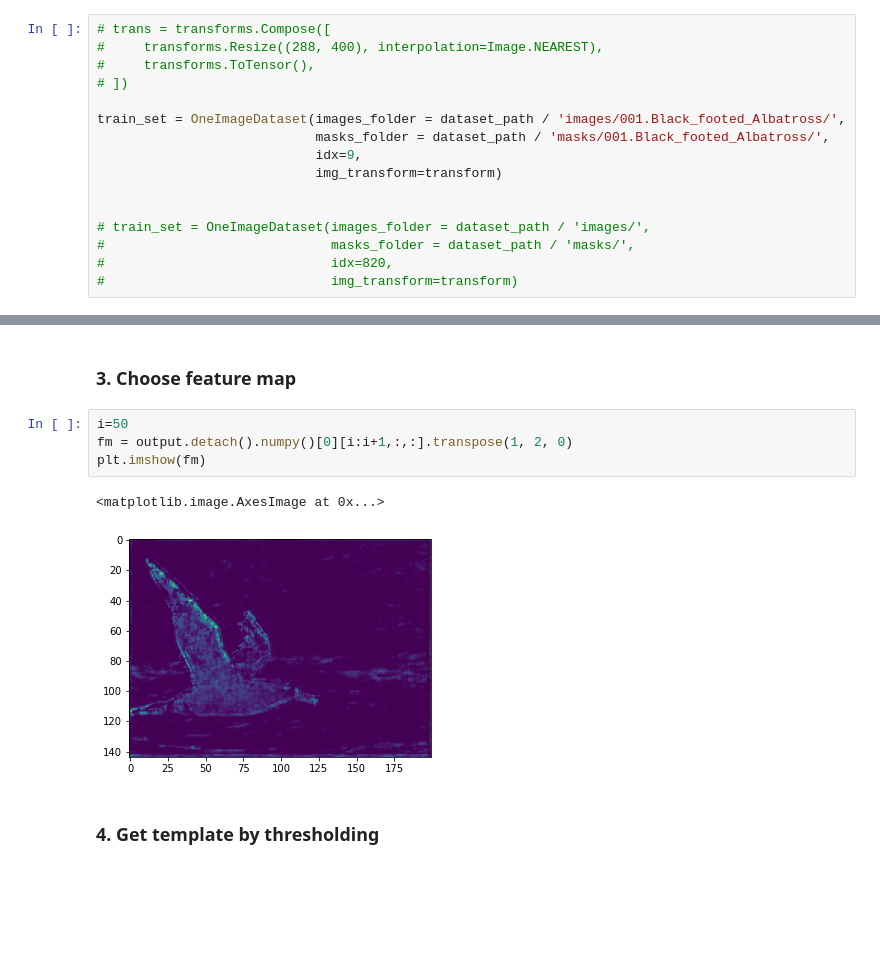
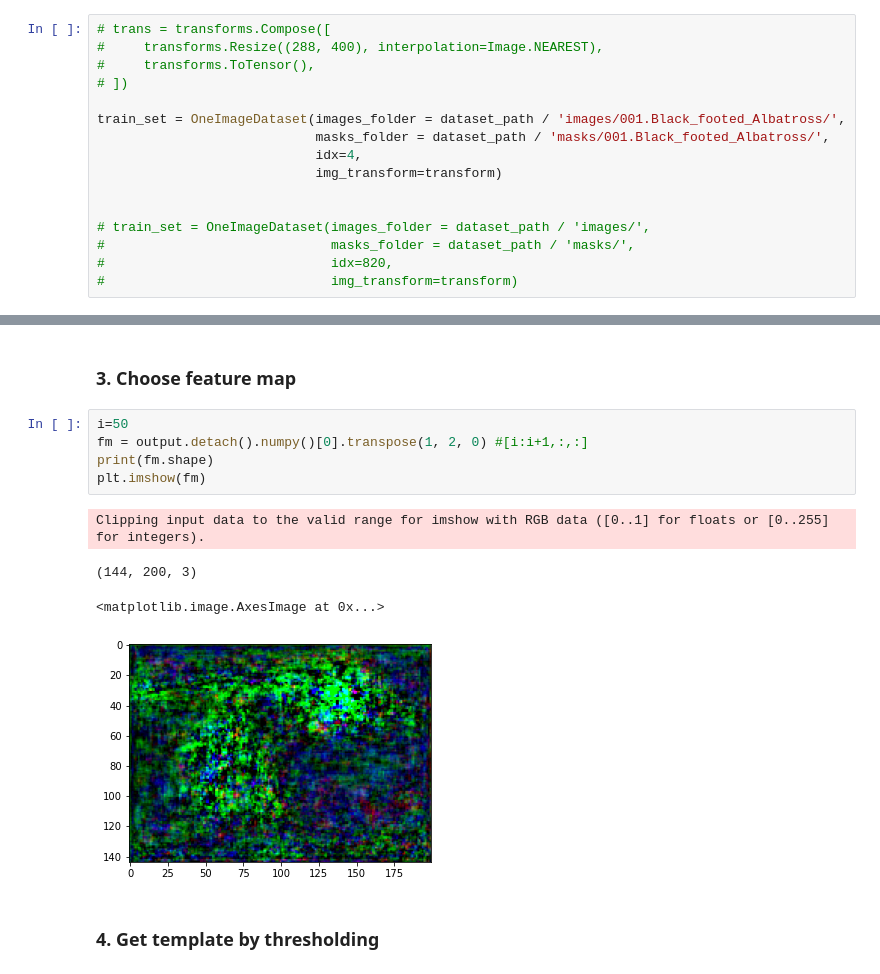
Before and after one commit to kaaeaate/optimal-kernels, a Jupyter notebook: Attention_TemplateMatching_FT/How to use attention to get template and kernel?.ipynb, the cells around one changed output, grey strips where cells are left out. Saved outputs shown, nothing was run; the diff lists cells and outputs as text; blank space fills up the shorter version.

```diff
--- a/Attention_TemplateMatching_FT/How to use attention to get template and kernel?.ipynb
+++ b/Attention_TemplateMatching_FT/How to use attention to get template and kernel?.ipynb
@@ -36,7 +36,7 @@ transform = A.Compose([
 
 train_set = OneImageDataset(images_folder = dataset_path / 'images/001.Black_footed_Albatross/',
                             masks_folder = dataset_path / 'masks/001.Black_footed_Albatross/',
-                            idx=9,
+                            idx=4,
                             img_transform=transform)
 
 
@@ -96,11 +96,14 @@ output = model(inputs)
 ### 3. Choose feature map
 # %%
 i=50
-fm = output.detach().numpy()[0][i:i+1,:,:].transpose(1, 2, 0)
+fm = output.detach().numpy()[0].transpose(1, 2, 0) #[i:i+1,:,:]
+print(fm.shape)
 plt.imshow(fm)
 # %% [output]
-<matplotlib.image.AxesImage at 0x...>
+Clipping input data to the valid range for imshow with RGB data ([0..1] for floats or [0..255] for integers).
+(144, 200, 3)
+<matplotlib.image.AxesImage at 0x...>
-[figure, old version]
+[figure, new version]
 # %% [markdown]
 ### 4. Get template by thresholding
 # %%
```
Also changed, not shown: parts of 7 cells of this notebook, 4 other files.
